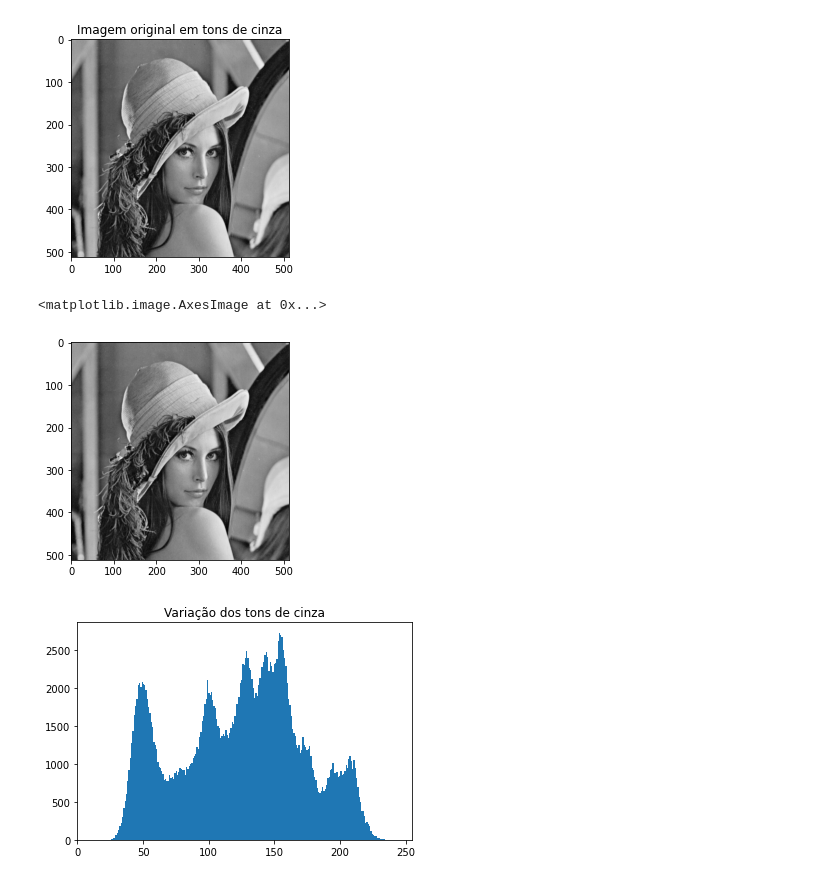
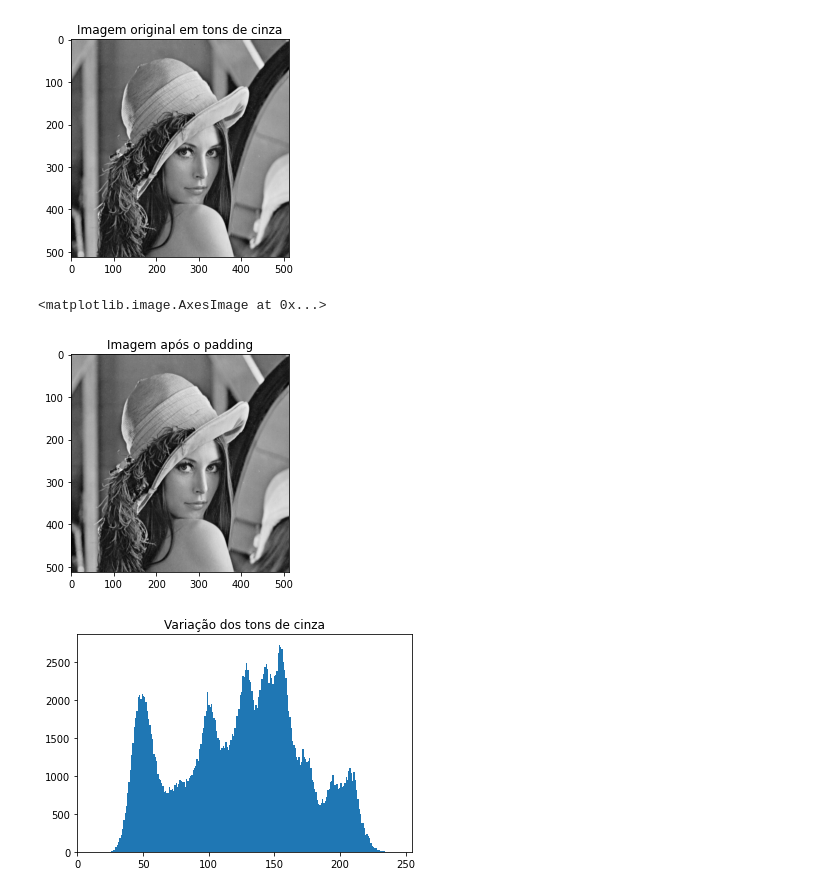
Before and after one commit to vinisilvag/dcc030-compressao-de-imagem, a Jupyter notebook: TP1 - Compressão e Descompressão de Imagem.ipynb, the cells around one changed output. Drawn from its saved outputs; the diff is of its cells as text; code cells hidden in the pictures.

```diff
--- a/TP1 - Compressão e Descompressão de Imagem.ipynb
+++ b/TP1 - Compressão e Descompressão de Imagem.ipynb
@@ -61,20 +83,21 @@ Tamanho da imagem (em disco): 0.262178 MB / 262.178 kB
 # %%
 # Padding image
 
 img_shape = src_img.shape
 
 lin    = img_shape[0]
 col    = img_shape[1]
 
 xpad   = (SQ - lin % SQ) % SQ
 ypad   = (SQ - col % SQ) % SQ
 
 padded_img = src_img
 padded_img = np.append(padded_img, np.full((xpad, col)        , 255), axis = 0)
 padded_img = np.append(padded_img, np.full((lin + xpad, ypad) , 255), axis = 1)
 
+plt.title("Imagem após o padding")
 plt.imshow(padded_img, cmap="gray")
 # %% [output]
 <matplotlib.image.AxesImage at 0x...>
-[figure, old version]
+[figure, new version]
 # %%
```
Also changed, not shown: parts of 10 cells of this notebook.
